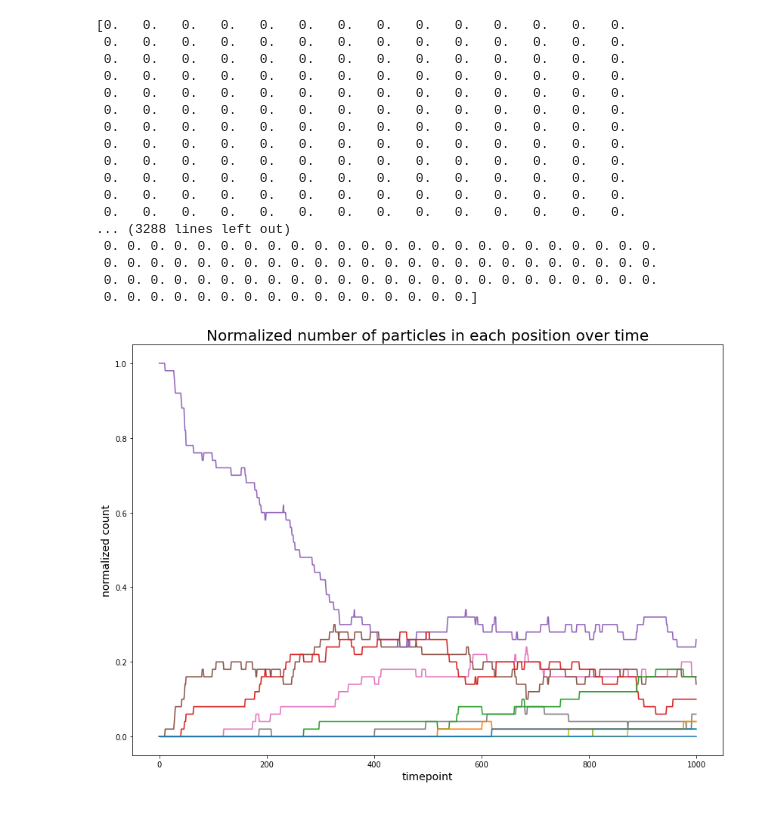
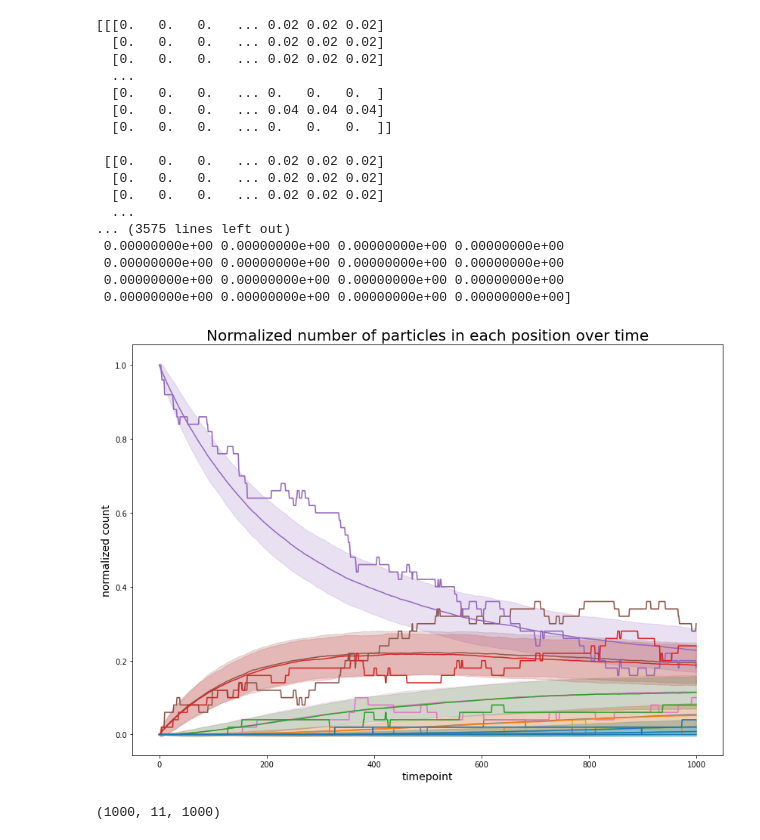
Before and after one commit to margotwagner/diffusion-model, a Jupyter notebook: notebooks/markov-eigenmode-validation/multirun-output-eme-rw.ipynb, the cells around one changed output. Cells and saved outputs as stored; diff of their text form; code cells hidden in the pictures.

Commit message:
1000 runs for factor sqrt2 of eme to validate. issue with plotting

```diff
--- a/notebooks/markov-eigenmode-validation/multirun-output-eme-rw.ipynb
+++ b/notebooks/markov-eigenmode-validation/multirun-output-eme-rw.ipynb
@@ -40,7 +40,7 @@ def get_stats(n_runs, path):
 # %%
 RW_DIR = '../../data/eme-validation/random-walk/20230118_192600/rw-run-{}.csv'
 #EME_DIR = '../../data/eme-validation/markov-eme/20230118_192600/eme-run-{}.csv'
-EME_DIR = '../../data/eme-validation/markov-eme/factorsqrt2/20230330_151651/eme-run-{}.csv'
+EME_DIR = '../../data/eme-validation/markov-eme/factorsqrt2/20230330_153348/eme-run-{}.csv'
 
 #factor2/20230330_151605/eme-run-{}.csv'
 # %%
@@ -51,7 +51,7 @@ def plot_multiruns(n_runs):
     eme_mean, eme_std, eme_runs = get_stats(n_runs, EME_DIR)
     #mcmc_mean, mcmc_std, mcmc_runs = get_stats(n_runs, '../../data/eme-validation/markov-mcmc-eme/20230207_174420/mcmc-eme-run-{}.csv')
 
-    #print(eme_std)
+    print(eme_runs)
 
     plt.figure(figsize=(14, 10))
 
@@ -64,65 +64,65 @@ def plot_multiruns(n_runs):
     for i in range(n_spatial_locs):
 
         # plot mean
-        #plt.plot(list(range(n_time_pts)), rw_mean[i, :], color=colors[i])
+        plt.plot(list(range(n_time_pts)), rw_mean[i, :], color=colors[i])
         plt.plot(list(range(n_time_pts)), eme_mean[i, :], color=colors[i])
         #plt.plot(list(range(n_time_pts)), mcmc_mean[i, :], color=colors[i])
         print(eme_mean[i, :])
         print(eme_std[i, :])
 
-        # plot std
-        #plt.fill_between(
-        #    list(range(n_time_pts)),
-        #    rw_mean[i, :]+rw_std[i, :],
-        #    rw_mean[i, :]-rw_std[i, :],
-        #    alpha=0.2,
-        #    color=colors[i]
-        #    )
+        #plot std
+        plt.fill_between(
+            list(range(n_time_pts)),
+            rw_mean[i, :]+rw_std[i, :],
+            rw_mean[i, :]-rw_std[i, :],
+            alpha=0.2,
+            color=colors[i]
+            )
 
         plt.fill_between(
             list(range(n_time_pts)),
             eme_mean[i, :]+eme_std[i, :],
             eme_mean[i, :]-eme_std[i, :],
             alpha=0.2,
             color=colors[i]
             )
 
         '''
         plt.fill_between(
             list(range(n_time_pts)),
             mcmc_mean[i, :]+mcmc_mean[i, :],
             mcmc_mean[i, :]-mcmc_mean[i, :],
             alpha=0.2,
             color=colors[i]
             )
             '''
 
     plt.title(
         "Normalized number of particles in each position over time",
         fontsize=20,
     )
     plt.xlabel("timepoint", fontsize=14)
     plt.ylabel("normalized count", fontsize=14)
     #plt.legend(list(range(n_spatial_locs)))
     plt.show()
 
-plot_multiruns(100)
+plot_multiruns(1000)
 # %% [output]
-[0.   0.   0.   0.   0.   0.   0.   0.   0.   0.   0.   0.   0.   0.
- 0.   0.   0.   0.   0.   0.   0.   0.   0.   0.   0.   0.   0.   0.
- 0.   0.   0.   0.   0.   0.   0.   0.   0.   0.   0.   0.   0.   0.
- 0.   0.   0.   0.   0.   0.   0.   0.   0.   0.   0.   0.   0.   0.
- 0.   0.   0.   0.   0.   0.   0.   0.   0.   0.   0.   0.   0.   0.
- 0.   0.   0.   0.   0.   0.   0.   0.   0.   0.   0.   0.   0.   0.
- 0.   0.   0.   0.   0.   0.   0.   0.   0.   0.   0.   0.   0.   0.
- 0.   0.   0.   0.   0.   0.   0.   0.   0.   0.   0.   0.   0.   0.
- 0.   0.   0.   0.   0.   0.   0.   0.   0.   0.   0.   0.   0.   0.
- 0.   0.   0.   0.   0.   0.   0.   0.   0.   0.   0.   0.   0.   0.
- 0.   0.   0.   0.   0.   0.   0.   0.   0.   0.   0.   0.   0.   0.
- 0.   0.   0.   0.   0.   0.   0.   0.   0.   0.   0.   0.   0.   0.
-... (3288 lines left out)
- 0. 0. 0. 0. 0. 0. 0. 0. 0. 0. 0. 0. 0. 0. 0. 0. 0. 0. 0. 0. 0. 0. 0. 0.
- 0. 0. 0. 0. 0. 0. 0. 0. 0. 0. 0. 0. 0. 0. 0. 0. 0. 0. 0. 0. 0. 0. 0. 0.
- 0. 0. 0. 0. 0. 0. 0. 0. 0. 0. 0. 0. 0. 0. 0. 0. 0. 0. 0. 0. 0. 0. 0. 0.
- 0. 0. 0. 0. 0. 0. 0. 0. 0. 0. 0. 0. 0. 0. 0. 0.]
+[[[0.   0.   0.   ... 0.02 0.02 0.02]
+  [0.   0.   0.   ... 0.02 0.02 0.02]
+  [0.   0.   0.   ... 0.02 0.02 0.02]
+  ...
+  [0.   0.   0.   ... 0.   0.   0.  ]
+  [0.   0.   0.   ... 0.04 0.04 0.04]
+  [0.   0.   0.   ... 0.   0.   0.  ]]
+
+ [[0.   0.   0.   ... 0.02 0.02 0.02]
+  [0.   0.   0.   ... 0.02 0.02 0.02]
+  [0.   0.   0.   ... 0.02 0.02 0.02]
+  ...
+... (3575 lines left out)
+ 0.00000000e+00 0.00000000e+00 0.00000000e+00 0.00000000e+00
+ 0.00000000e+00 0.00000000e+00 0.00000000e+00 0.00000000e+00
+ 0.00000000e+00 0.00000000e+00 0.00000000e+00 0.00000000e+00
+ 0.00000000e+00 0.00000000e+00 0.00000000e+00 0.00000000e+00]
-[figure, old version]
+[figure, new version]
@@ -128,0 +145,4 @@ plot_multiruns(100)
+# %%
+eme_runs.shape
+# %% [output]
+(1000, 11, 1000)
```
Also changed, not shown: parts of 2 cells of this notebook, 1 other file.
